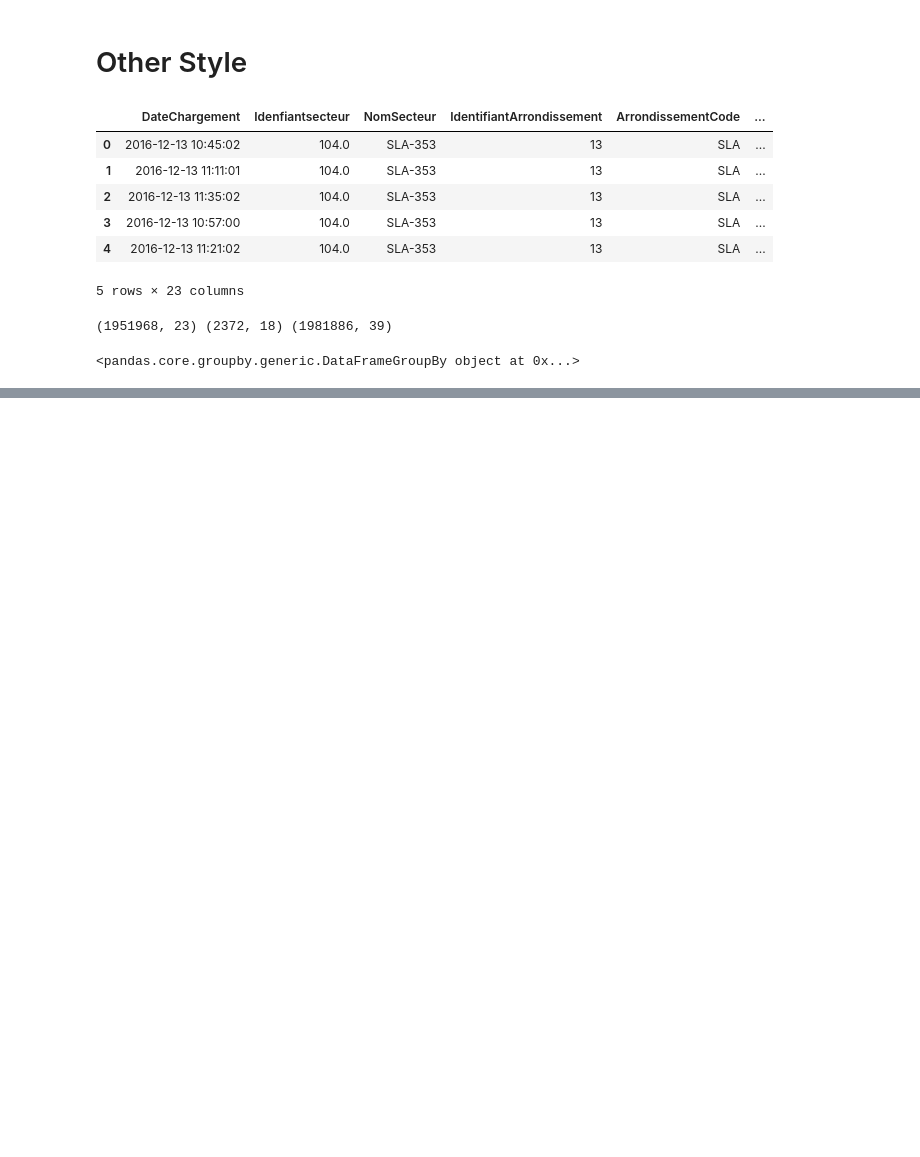
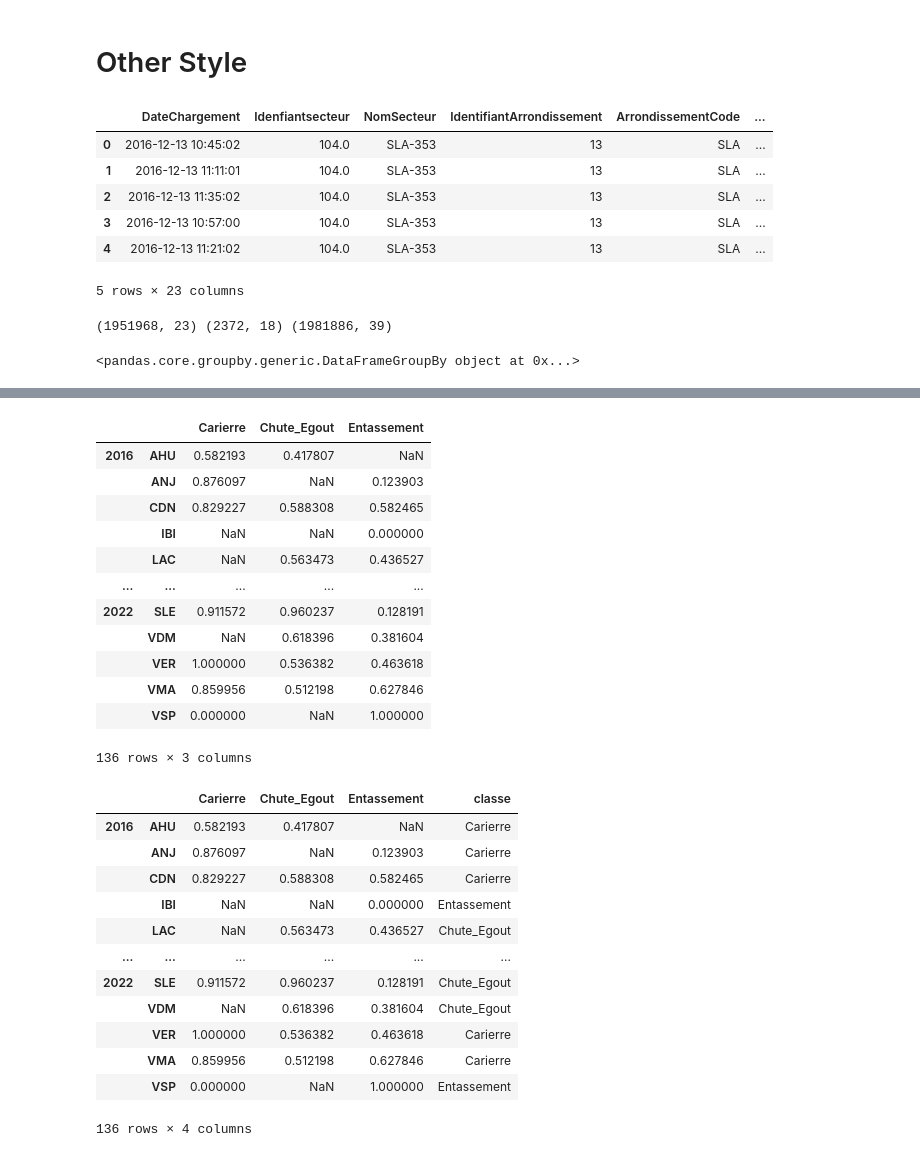
Before and after one commit to cimadure/ind6212, a Jupyter notebook: notebooks/weekly_snowfall_v2.ipynb, the cells around one changed output, grey strips where cells are left out. Saved outputs shown, nothing was run; the diff lists cells and outputs as text; code cells hidden in the pictures; blank space fills up the shorter version.

```diff
--- a/notebooks/weekly_snowfall_v2.ipynb
+++ b/notebooks/weekly_snowfall_v2.ipynb
@@ -734 +737,33 @@ dtw4
 136 rows × 3 columns
+# %%
+dtw5 = dtw4.droplevel(0, axis=1)
+display(dtw5)
+dtw5['classe'] = dtw5.idxmax(axis=1, skipna=True)
+display(dtw5)
+# %% [output]
+|  |  | Carierre | Chute_Egout | Entassement |
+| 2016 | AHU | 0.582193 | 0.417807 | NaN |
+|  | ANJ | 0.876097 | NaN | 0.123903 |
+|  | CDN | 0.829227 | 0.588308 | 0.582465 |
+|  | IBI | NaN | NaN | 0.000000 |
+|  | LAC | NaN | 0.563473 | 0.436527 |
+| ... | ... | ... | ... | ... |
+| 2022 | SLE | 0.911572 | 0.960237 | 0.128191 |
+|  | VDM | NaN | 0.618396 | 0.381604 |
+|  | VER | 1.000000 | 0.536382 | 0.463618 |
+|  | VMA | 0.859956 | 0.512198 | 0.627846 |
+|  | VSP | 0.000000 | NaN | 1.000000 |
+136 rows × 3 columns
+|  |  | Carierre | Chute_Egout | Entassement | classe |
+| 2016 | AHU | 0.582193 | 0.417807 | NaN | Carierre |
+|  | ANJ | 0.876097 | NaN | 0.123903 | Carierre |
+|  | CDN | 0.829227 | 0.588308 | 0.582465 | Carierre |
+|  | IBI | NaN | NaN | 0.000000 | Entassement |
+|  | LAC | NaN | 0.563473 | 0.436527 | Chute_Egout |
+| ... | ... | ... | ... | ... | ... |
+| 2022 | SLE | 0.911572 | 0.960237 | 0.128191 | Chute_Egout |
+|  | VDM | NaN | 0.618396 | 0.381604 | Chute_Egout |
+|  | VER | 1.000000 | 0.536382 | 0.463618 | Carierre |
+|  | VMA | 0.859956 | 0.512198 | 0.627846 | Carierre |
+|  | VSP | 0.000000 | NaN | 1.000000 | Entassement |
+136 rows × 4 columns
```
Also changed, not shown: parts of 9 cells of this notebook, 1 other file.
